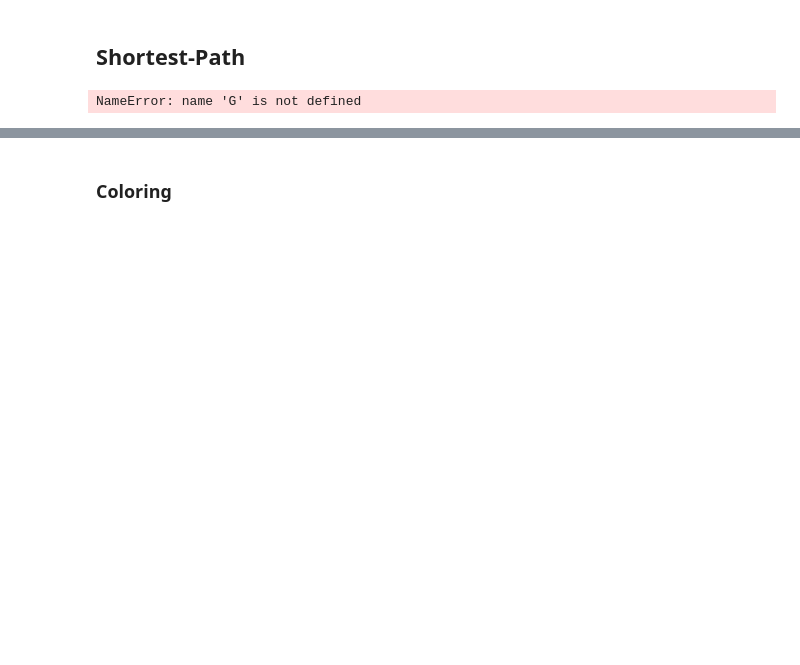
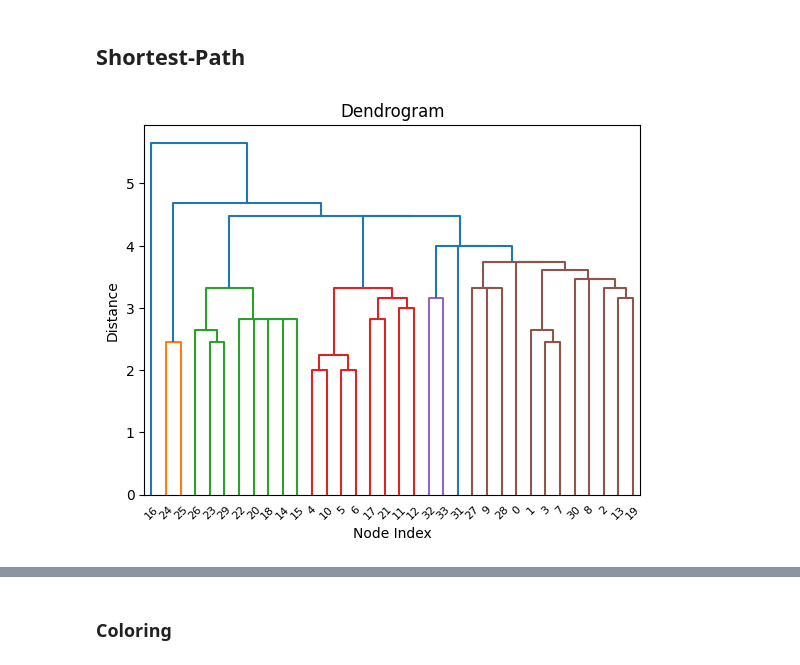
Before and after one commit to rmnrth4/wbth-project, a Jupyter notebook: graph_network/graph-clustering.ipynb, the cells around one changed output, grey strips where cells are left out. Saved outputs shown, nothing was run; the diff lists cells and outputs as text; code cells hidden in the pictures; blank space fills up the shorter version.

```diff
--- a/graph_network/graph-clustering.ipynb
+++ b/graph_network/graph-clustering.ipynb
@@ -40,22 +40,44 @@ G = G.to_undirected()
 isolates = list(nx.isolates(G))
 G.remove_nodes_from(isolates)
 # %%
-path_length_dict = dict(nx.all_pairs_shortest_path_length(G))
+path_lengths = dict(nx.all_pairs_shortest_path_length(G))
 distance_matrix = np.zeros((len(G), len(G)))
 
 nodes = list(G.nodes())
 for i, node_i in enumerate(nodes):
     for j, node_j in enumerate(nodes):
-        if node_j in path_length_dict[node_i]:  # Überprüfung, ob ein Pfad existiert
-            distance_matrix[i, j] = path_length_dict[node_i][node_j]
+        if node_j in path_lengths[node_i]:
+            distance_matrix[i, j] = path_lengths[node_i][node_j]
 
 linked = linkage(squareform(distance_matrix), method='ward')
-
-plt.figure(figsize=(10, 7))
-dendrogram(linked, )#labels=list(G.nodes())
-plt.title('Hierarchisches Clustering Dendrogramm')
-plt.xlabel('Knoten')
-plt.ylabel('Distanz')
-plt.show()
-# %% [output]
-NameError: name 'G' is not defined
+# %%
+import networkx as nx
+from scipy.cluster.hierarchy import dendrogram, linkage
+import matplotlib.pyplot as plt
+import numpy as np
+
+# Beispielgraph erstellen
+G = nx.karate_club_graph()
+
+# Kürzeste Pfade zwischen allen Knotenpaaren berechnen
+path_lengths = dict(nx.all_pairs_shortest_path_length(G))
+
+# Distanzmatrix erstellen
+num_nodes = len(G.nodes())
+dist_matrix = np.zeros((num_nodes, num_nodes))
+
+for u, lengths in path_lengths.items():
+    for v, dist in lengths.items():
+        dist_matrix[u][v] = dist
+
+# Hierarchisches Clustering anwenden
+Z = linkage(dist_matrix, 'single')
+dendrogram(Z)
+
+# Dendrogram anzeigen
+plt.title("Dendrogram")
+plt.xlabel('Node Index')
+plt.ylabel('Distance')
+plt.show()
+# %% [output]
+[figure, added]
```
Also changed, not shown: parts of 31 cells of this notebook, 3 other files.
